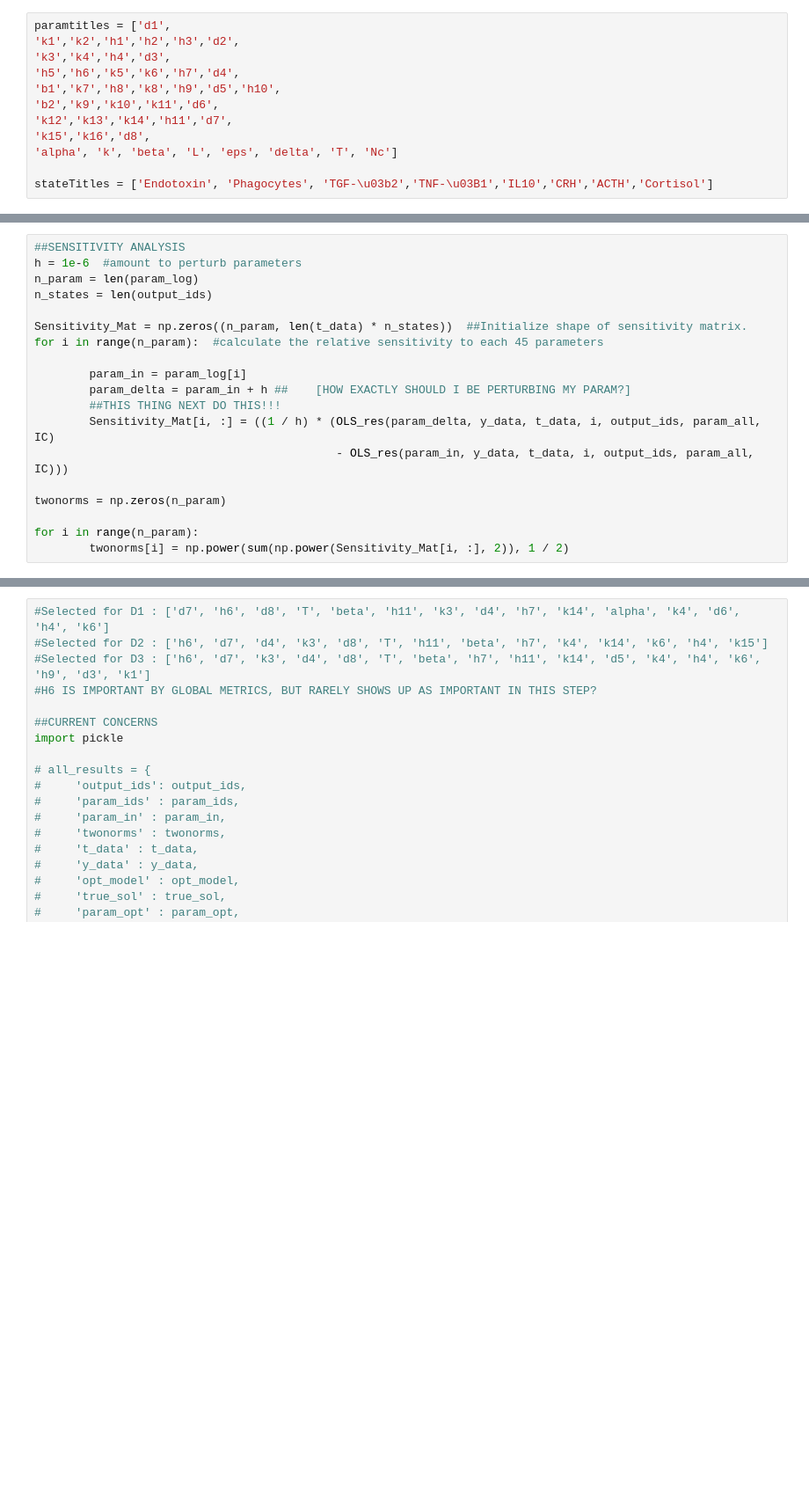
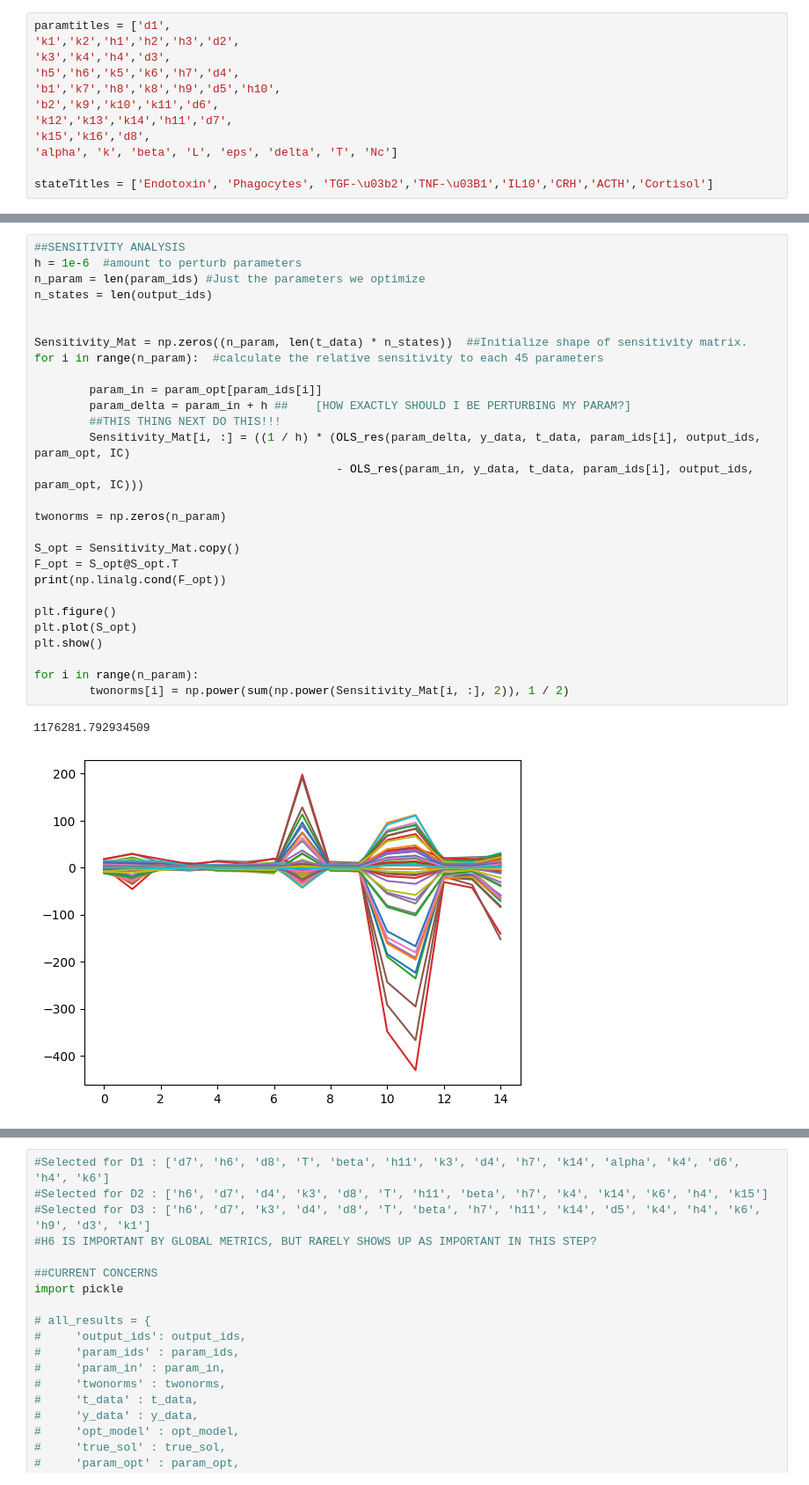
Before and after one commit to aayres22/ITIS_Analysis, a Jupyter notebook: OLS_Analysis.ipynb, the cells around one changed output, grey strips where cells are left out. Shown at 88% size. Cells and saved outputs as stored; diff of their text form; blank space fills up the shorter version.

```diff
--- a/OLS_Analysis.ipynb
+++ b/OLS_Analysis.ipynb
@@ -222,22 +186,34 @@ plt.show()
 # %%
 ##SENSITIVITY ANALYSIS
 h = 1e-6  #amount to perturb parameters
-n_param = len(param_log)
+n_param = len(param_ids) #Just the parameters we optimize
 n_states = len(output_ids)
+
 
 Sensitivity_Mat = np.zeros((n_param, len(t_data) * n_states))  ##Initialize shape of sensitivity matrix.
 for i in range(n_param):  #calculate the relative sensitivity to each 45 parameters
 
-        param_in = param_log[i]
+        param_in = param_opt[param_ids[i]]
         param_delta = param_in + h ##    [HOW EXACTLY SHOULD I BE PERTURBING MY PARAM?]
         ##THIS THING NEXT DO THIS!!!
-        Sensitivity_Mat[i, :] = ((1 / h) * (OLS_res(param_delta, y_data, t_data, i, output_ids, param_all, IC)
-                                            - OLS_res(param_in, y_data, t_data, i, output_ids, param_all, IC)))
+        Sensitivity_Mat[i, :] = ((1 / h) * (OLS_res(param_delta, y_data, t_data, param_ids[i], output_ids, param_opt, IC)
+                                            - OLS_res(param_in, y_data, t_data, param_ids[i], output_ids, param_opt, IC)))
 
 twonorms = np.zeros(n_param)
 
+S_opt = Sensitivity_Mat.copy()
+F_opt = S_opt@S_opt.T
+print(np.linalg.cond(F_opt))
+
+plt.figure()
+plt.plot(S_opt)
+plt.show()
+
 for i in range(n_param):
         twonorms[i] = np.power(sum(np.power(Sensitivity_Mat[i, :], 2)), 1 / 2)
+# %% [output]
+1176281.792934509
+[figure, added]
 # %%
 #PLOTTING
 paramtitles = ['d1',
```
Also changed, not shown: parts of 7 cells of this notebook, 11 other files.
